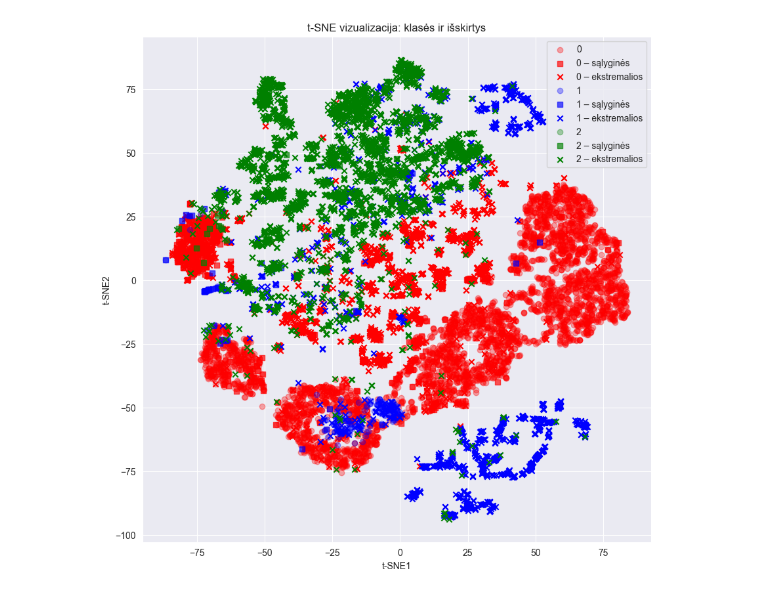
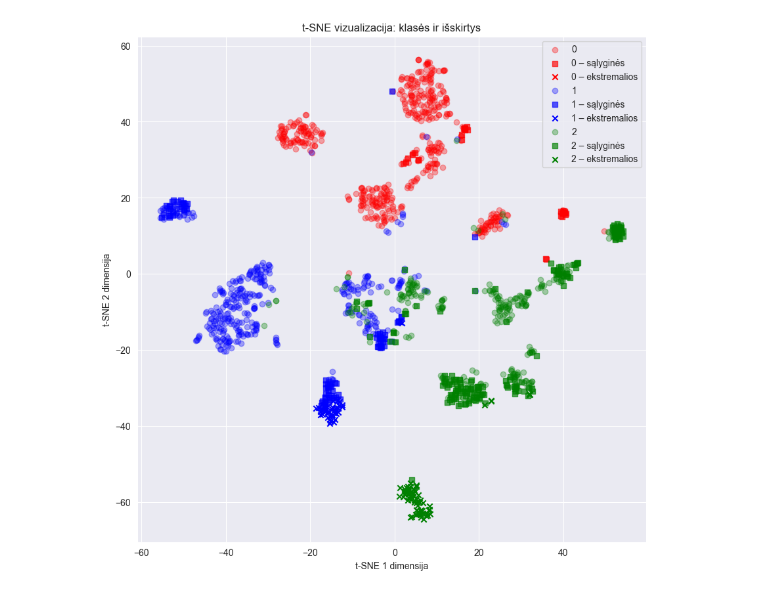
Before and after one commit to LivetaK/duomenu_tyryba_ir_masininis_mokymasis, a Jupyter notebook: t-SNE/t-sne.ipynb, the cells around one changed output. Saved outputs shown, nothing was run; the diff lists cells and outputs as text; code cells hidden in the pictures.

Commit message:
-visual analysis using t-sne dimensionality reduction algorithm

```diff
--- a/t-SNE/t-sne.ipynb
+++ b/t-SNE/t-sne.ipynb
@@ -3,7 +3,7 @@ import pandas as pd
 from sklearn.manifold import TSNE
 import matplotlib.pyplot as plt
 # %%
-df = pd.read_csv("full_dataset_NO_missing_values.csv")
+df = pd.read_csv("normalized_NO_missing_1498_6.csv")
 # %%
 def outliers_function(data, column, factor):
     col = pd.to_numeric(data[column]).astype(float)
@@ -52,17 +52,20 @@ X = df.drop(columns=['label', 'outlier']).values
 y_class = df['label'].values
 y_group = df['outlier'].values
 # %%
-# t-SNE inicializavimas ir pritaikymas
+from sklearn.manifold import TSNE
+
 tsne = TSNE(
-    n_components=2,      # sumažinam iki 2 dimensijų
-    perplexity=30,       # kiek kaimynų atsižvelgiama (gali koreguoti)
-    learning_rate=200,   # mokymosi žingsnis
-    n_iter=1000,         # iteracijų skaičius
-    random_state=42,     # kad rezultatai būtų atkartojami
-    init="pca",          # pradinė pozicija PCA pagrindu
+    n_components=2,         # sumažiname duomenų dimensijų skaičių iki 2
+    perplexity=30,          # kiek artimiausių kaimynų laikoma reikšmingais
+    learning_rate=200,      # nustato, kokio dydžio korekcijos taikomos kiekviename iteracijos žingsnyje
+    n_iter=1000,            # iteracijų skaičius: kiek gradientinio nusileidimo žingsnių atliekama minimizuojant klaidą
+    early_exaggeration=12.0,# padeda atskirti klasterius ir išvengti lokalių minimumų
+    metric="euclidean",     # atstumo metrika pradinėje erdvėje
+    random_state=67,        # kad rezultatai būtų atkuriami (užtikrina tą pačią pradinę taškų padėtį)
+    init="pca"              # pradinė taškų pozicija nustatoma PCA pagrindu (stabiliau nei random)
 )
 
-X_umap = tsne.fit_transform(X)
+X_tsne = tsne.fit_transform(X)
 # %%
 colors = ['red', 'blue', 'green']
 class_labels = ['0', '1', '2']
@@ -75,39 +78,39 @@ markers = {
 plt.figure(figsize=(10, 10))
 
 for i, color in enumerate(colors):
     # normalūs
     plt.scatter(
-        X_umap[(y_class == i) & (y_group == i), 0],
-        X_umap[(y_class == i) & (y_group == i), 1],
+        X_tsne[(y_class == i) & (y_group == i), 0],
+        X_tsne[(y_class == i) & (y_group == i), 1],
         color=color,
         marker=markers['normal'],
         label=class_labels[i],
         alpha=0.33,
     )
     # sąlyginės
     plt.scatter(
-        X_umap[(y_class == i) & (y_group == 3), 0],
-        X_umap[(y_class == i) & (y_group == 3), 1],
+        X_tsne[(y_class == i) & (y_group == 3), 0],
+        X_tsne[(y_class == i) & (y_group == 3), 1],
         color=color,
         marker=markers['conditional'],
         label=f"{class_labels[i]} – sąlyginės",
         alpha=0.66,
     )
     # ekstremalios
     plt.scatter(
-        X_umap[(y_class == i) & (y_group == 4), 0],
-        X_umap[(y_class == i) & (y_group == 4), 1],
+        X_tsne[(y_class == i) & (y_group == 4), 0],
+        X_tsne[(y_class == i) & (y_group == 4), 1],
         color=color,
         marker=markers['extreme'],
         label=f"{class_labels[i]} – ekstremalios",
         alpha=1,
     )
 
 plt.title("t-SNE vizualizacija: klasės ir išskirtys")
-plt.xlabel("t-SNE1")
-plt.ylabel("t-SNE2")
+plt.xlabel("t-SNE 1 dimensija")
+plt.ylabel("t-SNE 2 dimensija")
 plt.legend()
 plt.grid(True)
 plt.show()
 # %% [output]
-[figure, old version]
+[figure, new version]
```
